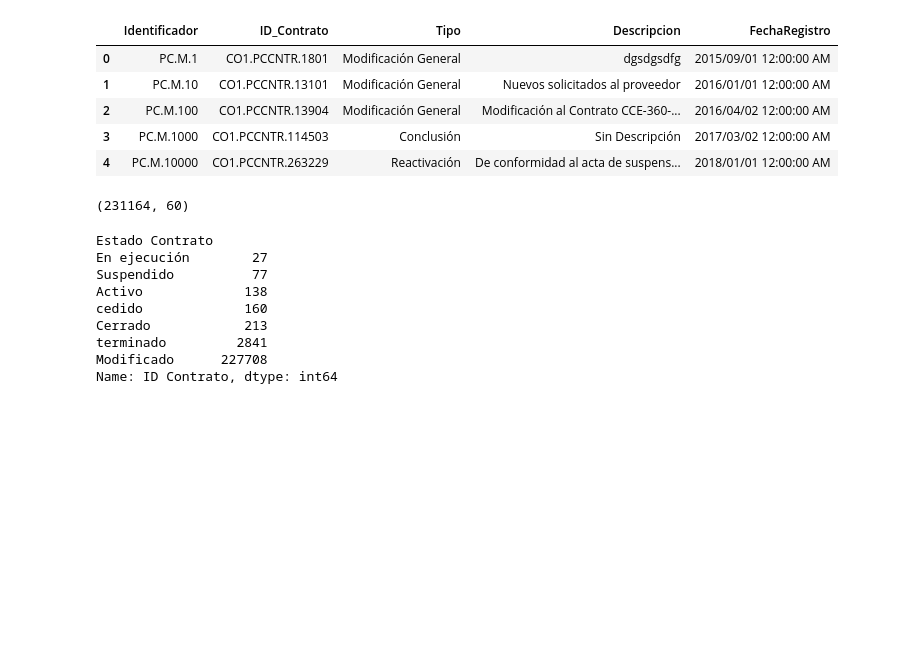
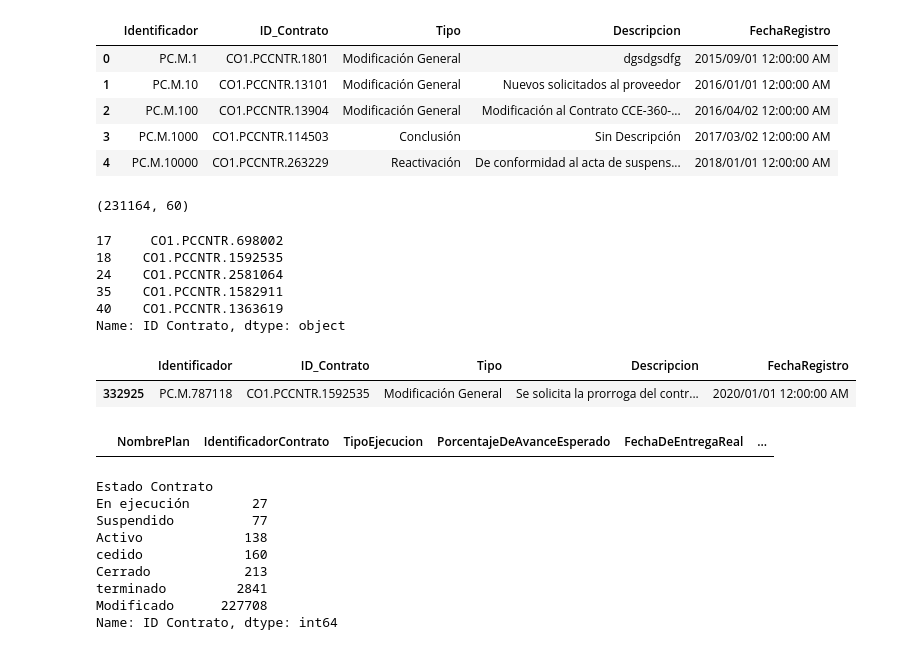
Before and after one commit to lumariaap15/secop-ds4a, a Jupyter notebook: EDA_secop_II.ipynb, the cells around one changed output. Saved outputs shown, nothing was run; the diff lists cells and outputs as text; code cells hidden in the pictures; blank space fills up the shorter version.

```diff
--- a/EDA_secop_II.ipynb
+++ b/EDA_secop_II.ipynb
@@ -136,6 +136,24 @@ conadicion = df_contratos_electronicos[df_contratos_electronicos['Dias Adicionad
 conadicion.shape
 # %% [output]
 (231164, 60)
+# %%
+conadicion['ID Contrato'].head()
+# %% [output]
+17     CO1.PCCNTR.698002
+18    CO1.PCCNTR.1592535
+24    CO1.PCCNTR.2581064
+35    CO1.PCCNTR.1582911
+40    CO1.PCCNTR.1363619
+Name: ID Contrato, dtype: object
+# %%
+df_adiciones[df_adiciones.ID_Contrato=='CO1.PCCNTR.1592535']
+# %% [output]
+|  | Identificador | ID_Contrato | Tipo | Descripcion | FechaRegistro |
+| 332925 | PC.M.787118 | CO1.PCCNTR.1592535 | Modificación General | Se solicita la prorroga del contr... | 2020/01/01 12:00:00 AM |
+# %%
+df_ejecucion[df_ejecucion['IdentificadorContrato']=='CO1.PCCNTR.1592535']
+# %% [output]
+|  | NombrePlan | IdentificadorContrato | TipoEjecucion | PorcentajeDeAvanceEsperado | FechaDeEntregaReal | ... |
 # %%
 # Numero de contratos con dias adicionados por Estado
 conadicion.groupby('Estado Contrato')['ID Contrato'].count().sort_values()
```
Also changed, not shown: parts of 7 cells of this notebook.
